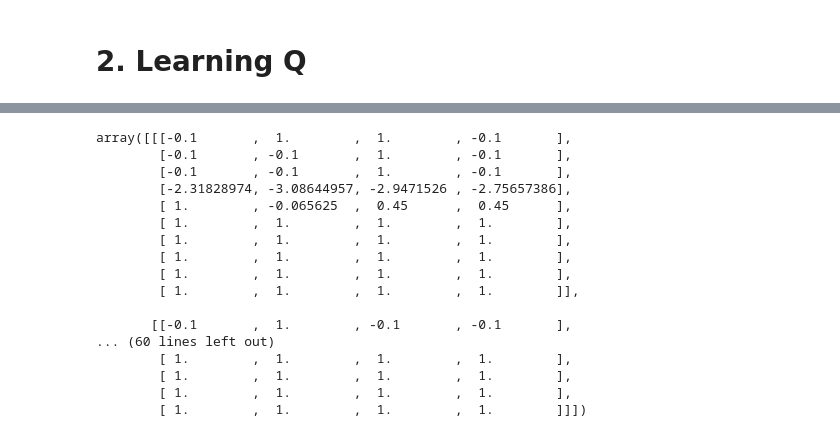
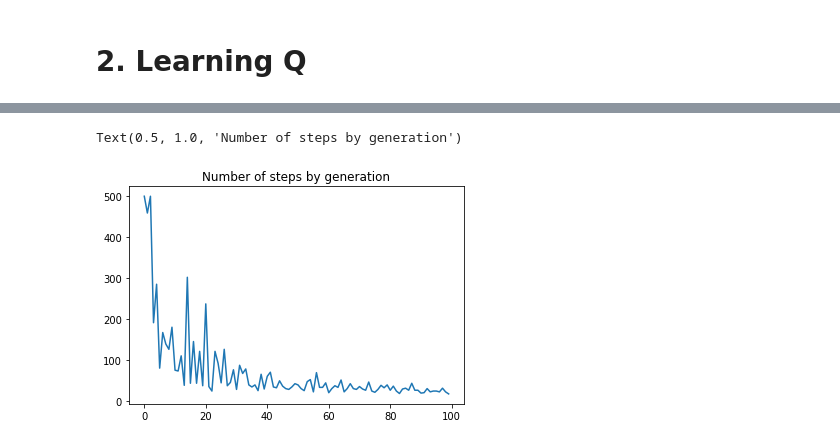
Before and after one commit to klegoff/windEnv, a Jupyter notebook: wind_notebook.ipynb, the cells around one changed output, grey strips where cells are left out. Saved outputs shown, nothing was run; the diff lists cells and outputs as text; code cells hidden in the pictures.

```diff
--- a/wind_notebook.ipynb
+++ b/wind_notebook.ipynb
@@ -128,20 +106,8 @@ for i in range(20):
-# %%
-agent.q
-# %% [output]
-array([[[-0.1       ,  1.        ,  1.        , -0.1       ],
-        [-0.1       , -0.1       ,  1.        , -0.1       ],
-        [-0.1       , -0.1       ,  1.        , -0.1       ],
-        [-2.31828974, -3.08644957, -2.9471526 , -2.75657386],
-        [ 1.        , -0.065625  ,  0.45      ,  0.45      ],
-        [ 1.        ,  1.        ,  1.        ,  1.        ],
-        [ 1.        ,  1.        ,  1.        ,  1.        ],
-        [ 1.        ,  1.        ,  1.        ,  1.        ],
-        [ 1.        ,  1.        ,  1.        ,  1.        ],
-        [ 1.        ,  1.        ,  1.        ,  1.        ]],
-
-       [[-0.1       ,  1.        , -0.1       , -0.1       ],
-... (60 lines left out)
-        [ 1.        ,  1.        ,  1.        ,  1.        ],
-        [ 1.        ,  1.        ,  1.        ,  1.        ],
-        [ 1.        ,  1.        ,  1.        ,  1.        ],
-        [ 1.        ,  1.        ,  1.        ,  1.        ]]])
+# %%
+#Show the evolution of the number of steps made by the agent of each generation
+sns.lineplot(list(range(100)), step_historic).set_title("Number of steps by generation")
+
+#After 40th generation, we get agents that are capable of exploring without loosing themselves
+# %% [output]
+Text(0.5, 1.0, 'Number of steps by generation')
+[figure, added]
```
Also changed, not shown: parts of 8 cells of this notebook, 1 other file.
